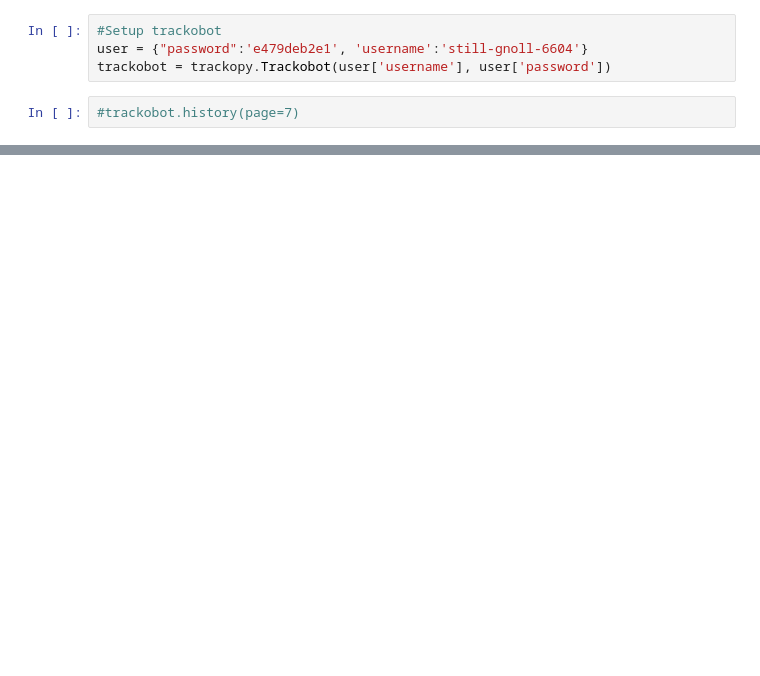
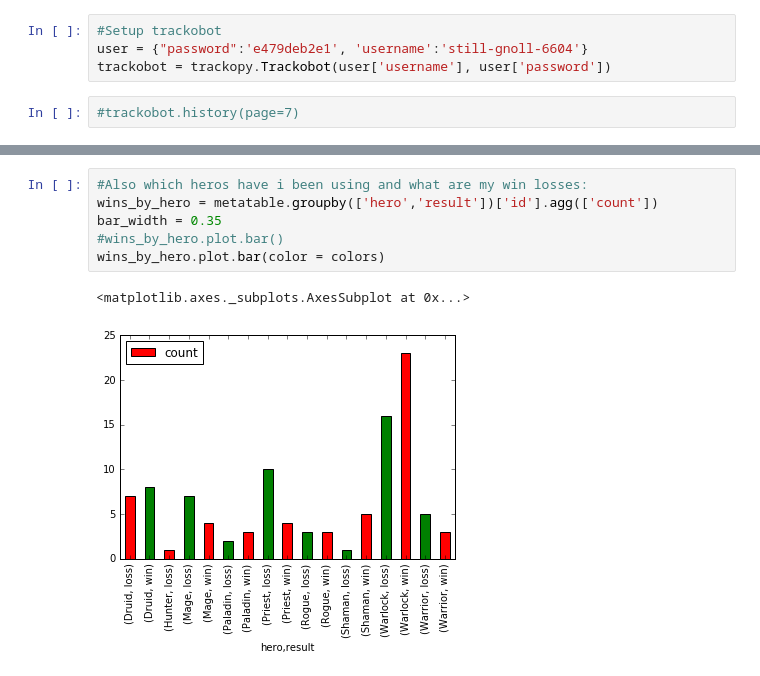
Before and after one commit to aurquhart/HS_Project, a Jupyter notebook: URL_Looping_Notebook.ipynb, the cells around one changed output, grey strips where cells are left out. Drawn from its saved outputs; the diff is of its cells as text; blank space fills up the shorter version.

```diff
--- a/URL_Looping_Notebook.ipynb
+++ b/URL_Looping_Notebook.ipynb
@@ -162,0 +197,9 @@ list_of_game_dicts[0][1]['history'][0]['id']
+# %%
+#Also which heros have i been using and what are my win losses:
+wins_by_hero = metatable.groupby(['hero','result'])['id'].agg(['count'])
+bar_width = 0.35
+#wins_by_hero.plot.bar()
+wins_by_hero.plot.bar(color = colors)
+# %% [output]
+<matplotlib.axes._subplots.AxesSubplot at 0x...>
+[figure, added]
```
Also changed, not shown: parts of 15 cells of this notebook.
